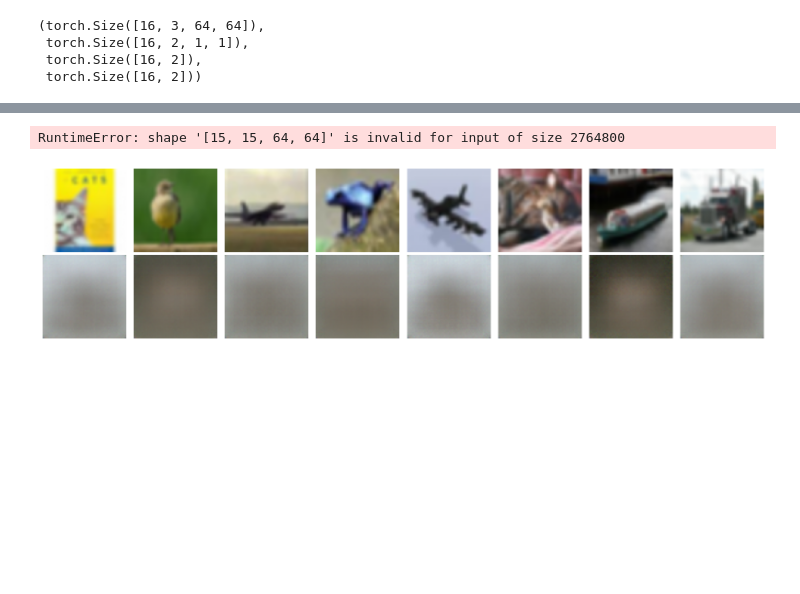
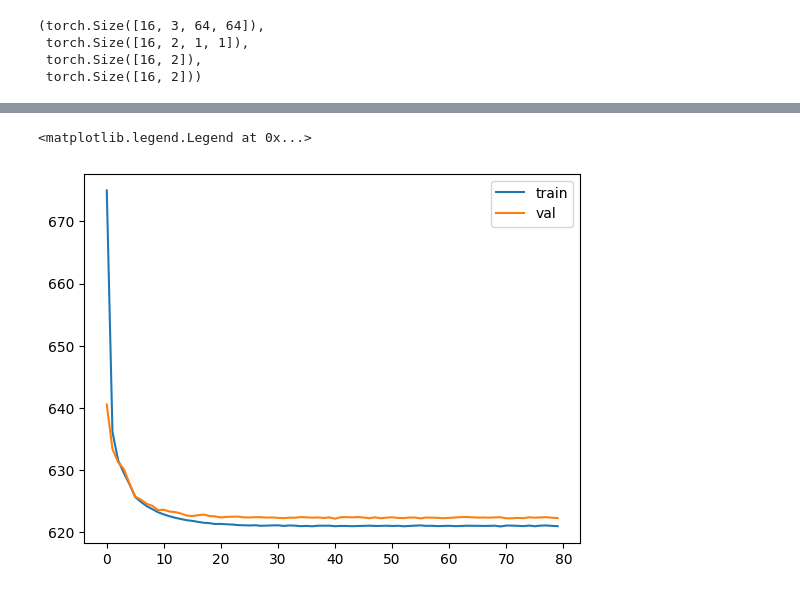
Before and after one commit to thmaz/encoders, a Jupyter notebook: encoders.ipynb, the cells around one changed output, grey strips where cells are left out. Saved outputs shown, nothing was run; the diff lists cells and outputs as text; code cells hidden in the pictures; blank space fills up the shorter version.

Commit message:
worked out VAE, needs tweaking and visualization

```diff
--- a/encoders.ipynb
+++ b/encoders.ipynb
@@ -285,7 +338,7 @@ class VAE(nn.Module):
         return y, z, mu, log_var
 # %%
 x = torch.randn(16, 3, 64, 64)
-g = VAE(z_space=2)
+g = VAE(z_size=2)
 y, z, mu, log_var = g(x)
 y.shape, z.shape, mu.shape, log_var.shape
 # %% [output]
@@ -316,28 +360,0 @@ transform = transforms.Compose([
-# %%
-train_dir = 'data/cifar10/train'
-test_dir = 'data/cifar10/test'
-
-train_dataset = datasets.ImageFolder(train_dir, transform=transform)
-testval_dataset = datasets.ImageFolder(test_dir, transform=transform)
-
-train_loader = torch.utils.data.DataLoader(train_dataset, batch_size=BATCH_SIZE, shuffle=True, num_workers=NUM_WORKERS)
-
-X_test_val, y_test_val = zip(*testval_dataset)
-
-X_test_val = torch.stack(X_test_val)
-y_test_val = torch.tensor(y_test_val)
-
-splitval = int(0.5 * len(testval_dataset))
-
-test_idx, val_idx = torch.utils.data.random_split(y_test_val, [splitval, splitval])
-
-X_test = X_test_val[test_idx.indices]
-y_test = y_test_val[test_idx.indices]
-
-X_val = X_test_val[val_idx.indices]
-y_val = y_test_val[val_idx.indices]
-
-print(f"Train dataset size: {len(train_dataset)}")
-print(f"Test-Val dataset size: {len(testval_dataset)}")
-print(f"X_test shape: {X_test.shape}, y_test shape: {y_test.shape}")
-print(f"X_val shape: {X_val.shape}, y_val shape: {y_val.shape}")
@@ -349,10 +369,9 @@ X_val shape: torch.Size([5000, 3, 64, 64]), y_val shape: torch.Size([5000])
 # %%
-generator = VAE(z_space=Z_DIM).to(DEVICE)
+generator = VAE(z_size=Z_DIM).to(DEVICE)
 
 optimizer = torch.optim.Adam(generator.parameters(), lr=LEARNING_RATE)
-#scheduler = torch.optim.lr_scheduler.CosineAnnealingLR(optimizer, T_max=EPOCHS)
 scheduler = torch.optim.lr_scheduler.ExponentialLR(optimizer, gamma=LEARNING_RATE_GAMMA)
-criterion = nn.MSELoss()
+criterion = nn.BCEWithLogitsLoss()
 
 train_history = []
 val_history = []
@@ -361,14 +380,16 @@ for epoch in range(EPOCHS):
     batch_history = []
     for i, (images, _) in enumerate(train_loader):
         images = images.to(DEVICE)
+        # predict and compute loss
         preds, _, mu, log_var = generator(images)
 
+        # from the original VAE paper
         kl_reg = torch.mean(- 0.5 * torch.sum(1 + log_var - mu.pow(2) - log_var.exp(), dim=1))
         rec_error = LAMBDA_REC_ERR * criterion(preds, images)
         loss = rec_error + kl_reg
 
         batch_history.append(loss.item())
-
+        # optimization step
         optimizer.zero_grad()
         loss.backward()
         optimizer.step()
@@ -436,31 +435,7 @@ TypeError: can't convert cuda:0 device type tensor to numpy. Use Tensor.cpu() to
-# %%
-h, w = 15, 15
-z_vecs = torch.randn(h*w, Z_DIM, 1, 1).to('cuda')
-
-y_preds = F.sigmoid(generator.dec(z_vecs)).squeeze().cpu().detach()
-y_preds = y_preds.reshape(h, w, 64, 64).permute(1, 2, 0, 3).reshape(h*64, -1)
-
-plt.figure(figsize=(10, 10))
-plt.imshow(y_preds, cmap='gray')
-# %% [output]
-RuntimeError: shape '[15, 15, 64, 64]' is invalid for input of size 2764800
-# %%
-generator.eval()
-with torch.no_grad():
-    recon, _, _, _ = generator(X_val[:8].to(DEVICE))
-
-recon = recon.cpu().squeeze().numpy()
-original = X_val[:8].squeeze().numpy()
-
-fig, axs = plt.subplots(2, 8, figsize=(16, 4))
-for i in range(8):
-    axs[0, i].imshow(np.transpose(original[i], (1, 2, 0)))
-    axs[0, i].axis('off')
-    axs[1, i].imshow(np.transpose(recon[i], (1, 2, 0)))
-    axs[1, i].axis('off')
-axs[0, 0].set_ylabel("Original", fontsize=12)
-axs[1, 0].set_ylabel("Reconstructed", fontsize=12)
-plt.tight_layout()
-plt.show()
-# %% [output]
-[figure, removed]
+# %%
+plt.plot(train_history, label="train")
+plt.plot(val_history, label="val")
+plt.legend()
+# %% [output]
+<matplotlib.legend.Legend at 0x...>
+[figure, added]
```
Also changed, not shown: parts of 19 cells of this notebook.
